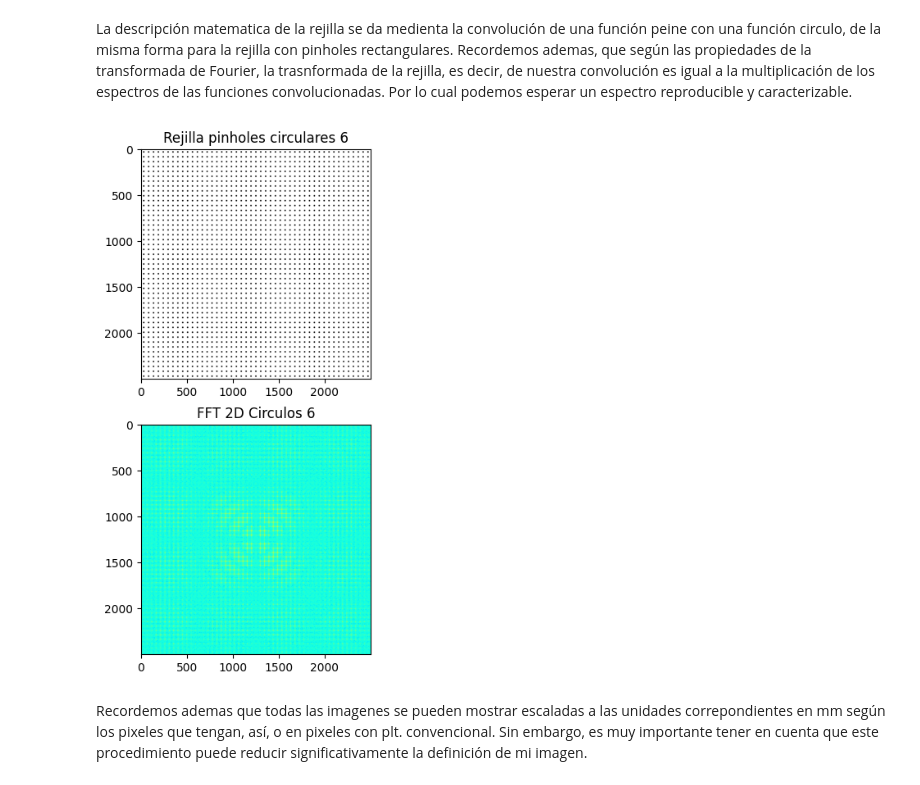
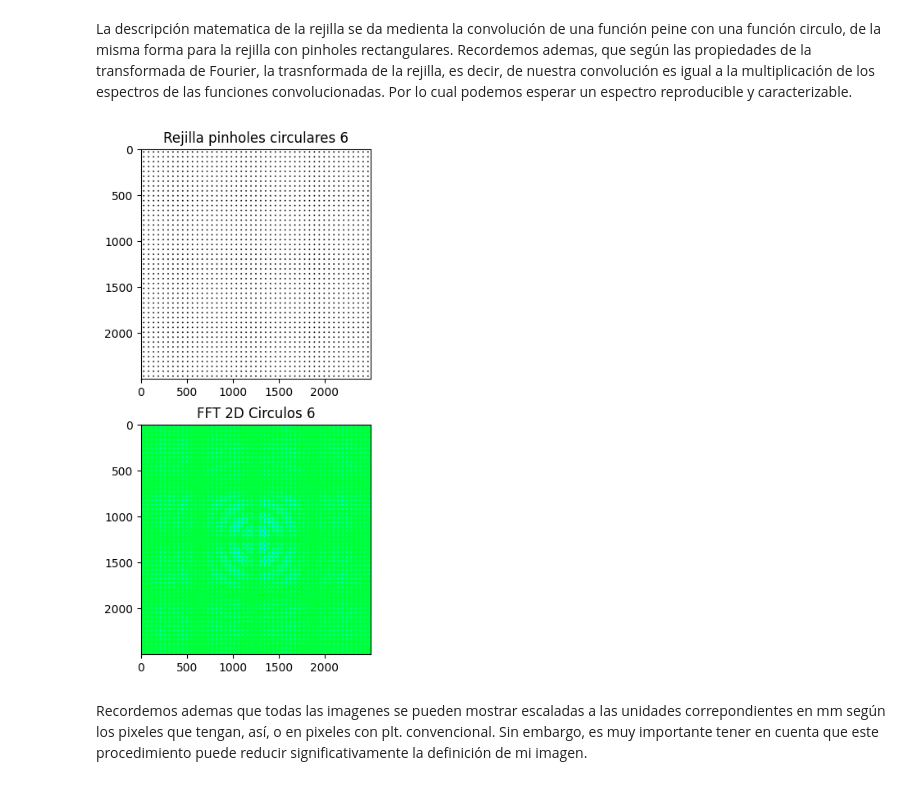
Before and after one commit to Felipe0Parra/IO, a Jupyter notebook: OF_Entrega_2.ipynb, the cells around one changed output. Drawn from its saved outputs; the diff is of its cells as text; code cells hidden in the pictures.

```diff
--- a/OF_Entrega_2.ipynb
+++ b/OF_Entrega_2.ipynb
@@ -66,26 +66,26 @@ xv, yv = np.meshgrid(x, x)
 # %%
 size_pinhole = 1.3
 number_pinholes = 0.085
 malla = (0.5 + 0.5 * size_pinhole * np.cos((xv/number_pinholes) * 2 * np.pi)) * (0.5 + 0.5 * size_pinhole * np.cos((yv/number_pinholes) * 2 * np.pi))
 peine = np.where(malla > 1, 0, 1)
 espectro = fftshift(fft2(peine))
 intensidad = np.log(0.0001 + np.abs(espectro)**2)
 
 plt.figure(figsize = (4, 8))
 plt.subplot(2, 1, 1)
 plt.imshow(peine, cmap = 'gray')
 plt.title('Rejilla pinholes circulares 6')
 
 plt.subplot(2, 1, 2)
-plt.imshow(intensidad, cmap = 'jet')
+plt.imshow(intensidad, cmap = 'hsv')
 plt.title('FFT 2D Circulos 6')
 
 
 plt.show()
 
 plt.imsave(r'C:\Users\Felipe\Pictures\Optica_Proyecto\Peine_OF_1.png', peine, cmap = 'gray')
 # %% [output]
-[figure, old version]
+[figure, new version]
 # %% [markdown]
 Recordemos ademas que todas las imagenes se pueden mostrar escaladas a las unidades correpondientes en mm según los pixeles que tengan, así, o en pixeles con plt. convencional. Sin embargo, es muy importante tener en cuenta que este procedimiento puede reducir significativamente la definición de mi imagen.
 # %% [markdown]
```
Also changed, not shown: parts of 44 cells of this notebook.
